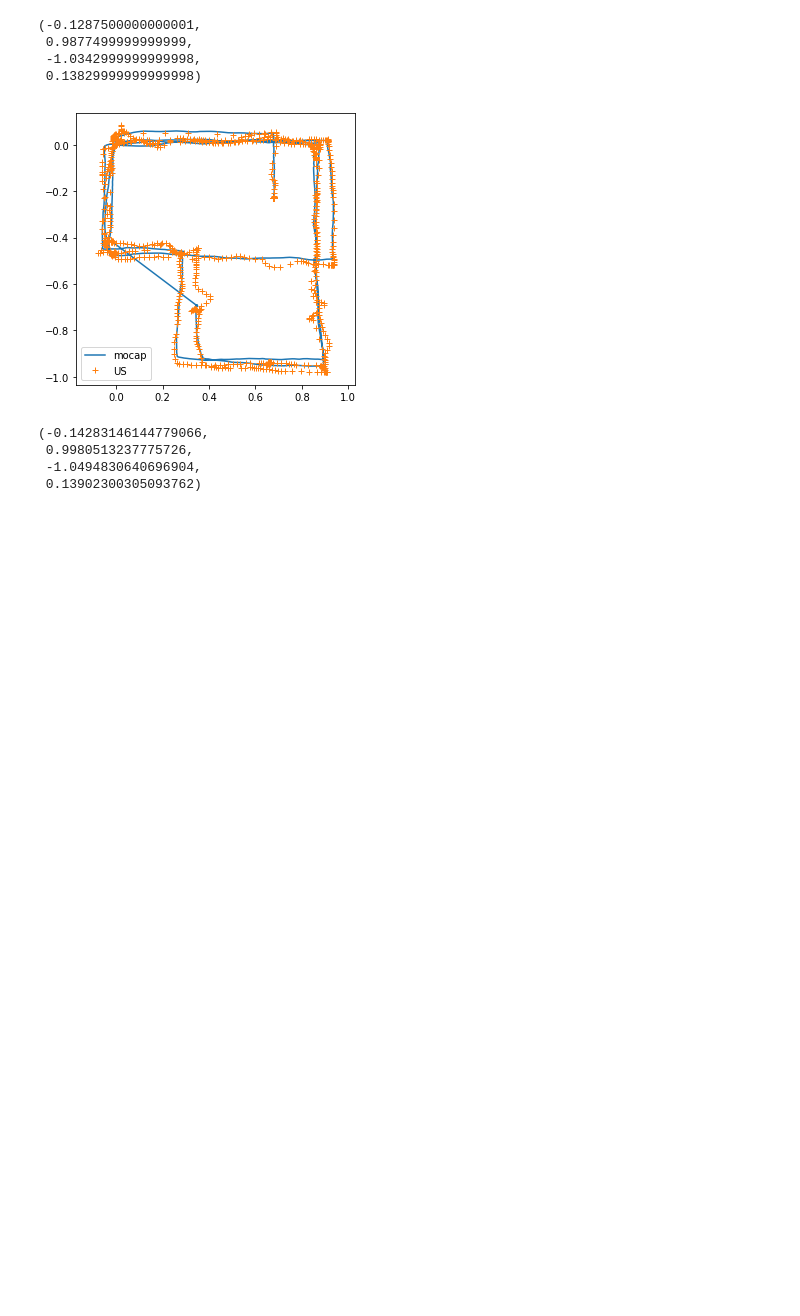
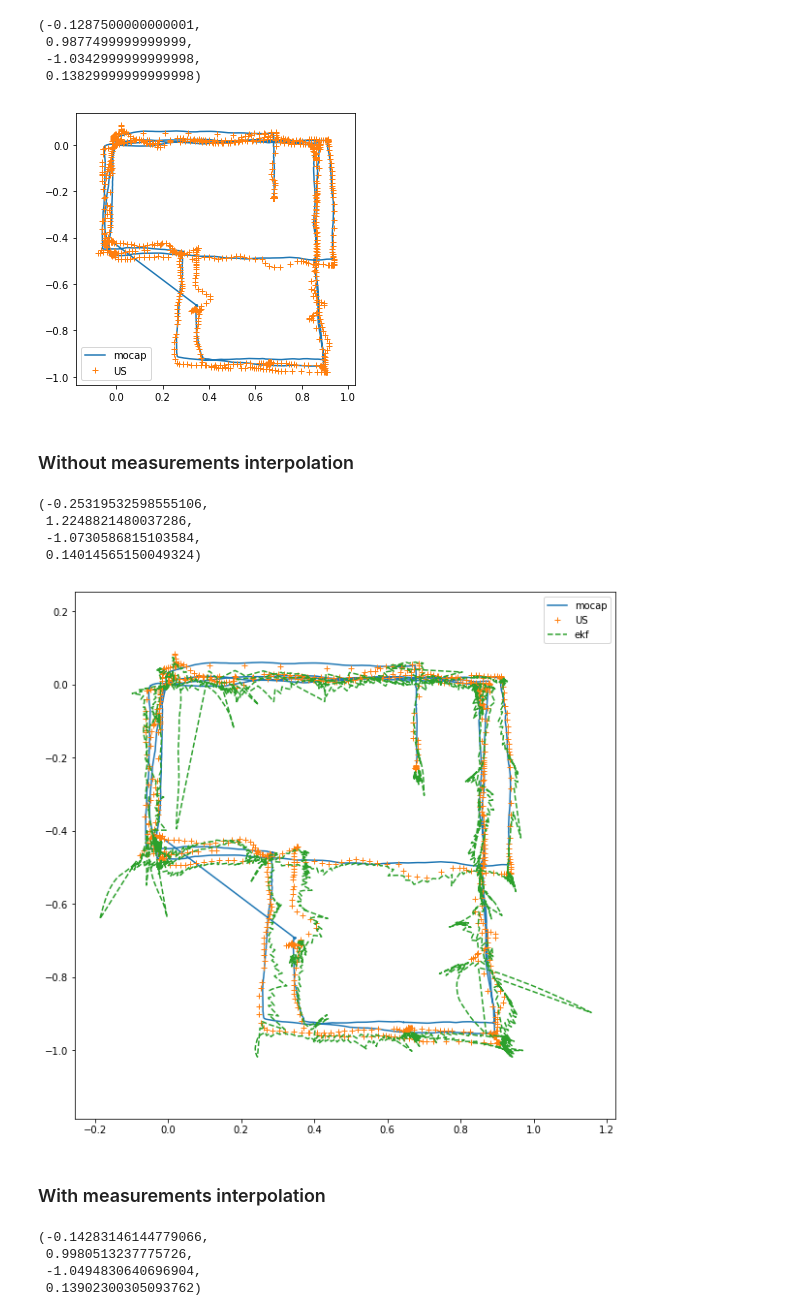
Before and after one commit to punith112/Perception, a Jupyter notebook: Project_Sensors_Fusion/main.ipynb, the cells around one changed output. Saved outputs shown, nothing was run; the diff lists cells and outputs as text; code cells hidden in the pictures; blank space fills up the shorter version.

Commit message:
without interpolation

```diff
--- a/Project_Sensors_Fusion/main.ipynb
+++ b/Project_Sensors_Fusion/main.ipynb
@@ -205,3 +210,5 @@ def kalman3(x, P, a, z, dt, sh, sa):
 
     #P = (np.eye(4) - K @ H) @ P @ (np.eye(4) - K @ H) + K @ R @ K.T
     return x, P
+# %% [markdown]
+### Without measurements interpolation
@@ -208,3 +237,37 @@ def kalman3(x, P, a, z, dt, sh, sa):
+# %%
+xs = []
+Ps = []
+
+sh = 0.02
+sa = 0.3
+# sa =  34.22
+
+x = [hx[0], hy[0], 0, 0]
+P = np.eye(4)* 10e-3
+i=0
+
+for i in range(A.shape[1]):
+    x, P = kalman3(x=x, P=P, a=A[:,i], z=Z[:,i], dt=idt, sh=sh, sa=sa)
+    i += 1
+    xs.append(x)
+    Ps.append(P)
+xs = np.array(xs)
+Ps = np.array(Ps)
+# %%
+plt.figure(figsize=(10,10))
+plt.plot(mx, my, label='mocap')
+plt.plot(hx, hy, '+', label='US')
+plt.plot(xs[:, 0], xs[:, 1], '--', label='ekf')
+plt.legend()
+plt.axis('equal')
+# %% [output]
+(-0.25319532598555106,
+ 1.2248821480037286,
+ -1.0730586815103584,
+ 0.14014565150049324)
+[figure, added]
+# %% [markdown]
+### With measurements interpolation
 # %%
 xs = []
 Ps = []
```
Also changed, not shown: parts of 2 cells of this notebook, 1 other file.
